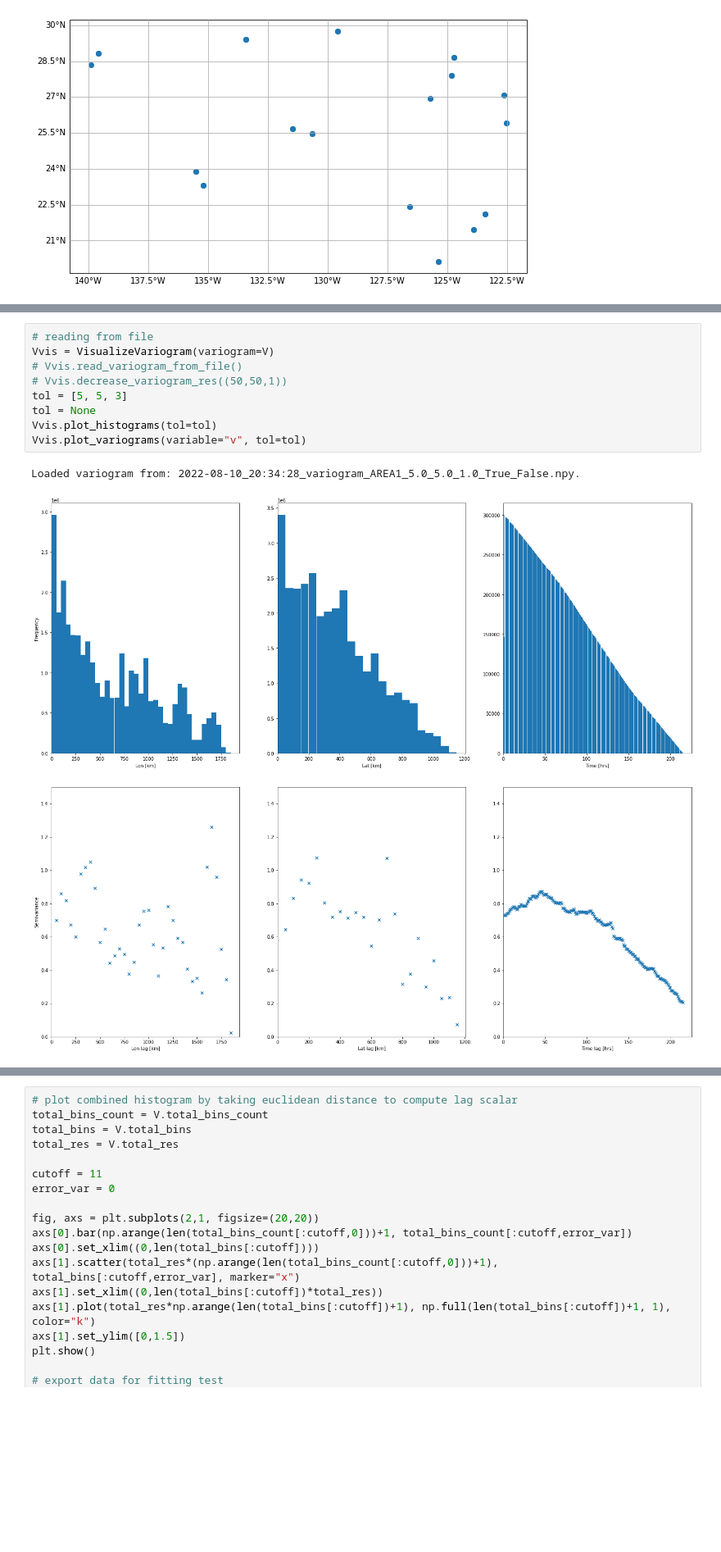
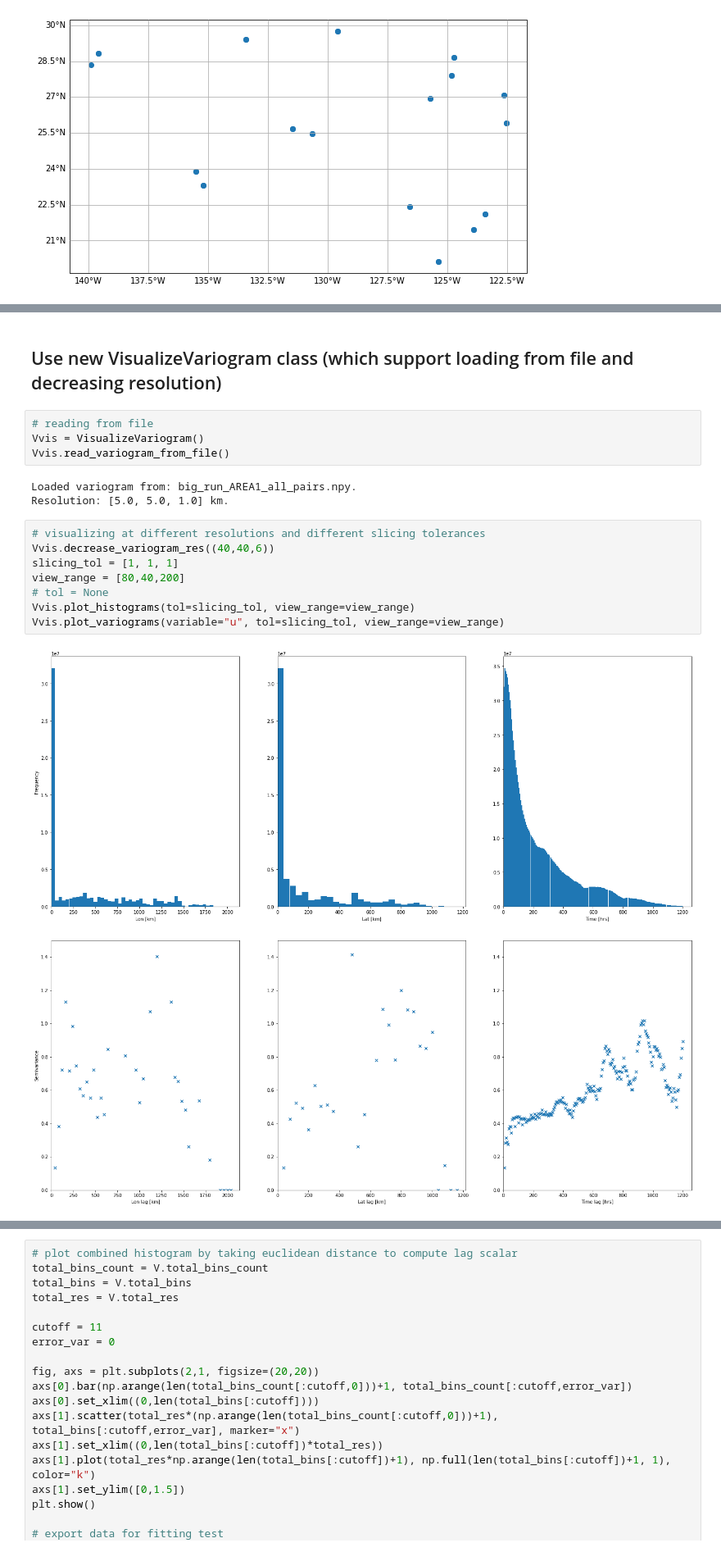
Before and after one commit to MariusWiggert/OceanPlatformControl, a Jupyter notebook: ocean_navigation_simulator/generative_error_model/test_variogram.ipynb, the cells around one changed output, grey strips where cells are left out. Shown: that part at 82% size. Cells and saved outputs as stored; diff of their text form; blank space fills up the shorter version.

```diff
--- a/ocean_navigation_simulator/generative_error_model/test_variogram.ipynb
+++ b/ocean_navigation_simulator/generative_error_model/test_variogram.ipynb
@@ -85,16 +85,23 @@ bins, bins_count = V.build_variogram_gen((50,50,1), num_workers=4, chunk_size=in
 [2022-08-10_21:14:05 | Iteration: 10] Estimated 34.31175% of pairs finished.
 [2022-08-10_21:14:05 | Iteration: 20] Estimated 65.46516% of pairs finished.
 [2022-08-10_21:14:07 | Iteration: 30] Estimated 96.61936% of pairs finished.
-# %%
-# reading from file
-Vvis = VisualizeVariogram(variogram=V)
-# Vvis.read_variogram_from_file()
-# Vvis.decrease_variogram_res((50,50,1))
-tol = [5, 5, 3]
-tol = None
-Vvis.plot_histograms(tol=tol)
-Vvis.plot_variograms(variable="v", tol=tol)
-# %% [output]
-Loaded variogram from: 2022-08-10_20:34:28_variogram_AREA1_5.0_5.0_1.0_True_False.npy.
-[figure, removed]
-[figure, removed]
+# %% [markdown]
+## Use new VisualizeVariogram class (which support loading from file and decreasing resolution)
+# %%
+# reading from file
+Vvis = VisualizeVariogram()
+Vvis.read_variogram_from_file()
+# %% [output]
+Loaded variogram from: big_run_AREA1_all_pairs.npy.
+Resolution: [5.0, 5.0, 1.0] km.
+# %%
+# visualizing at different resolutions and different slicing tolerances
+Vvis.decrease_variogram_res((40,40,6))
+slicing_tol = [1, 1, 1]
+view_range = [80,40,200]
+# tol = None
+Vvis.plot_histograms(tol=slicing_tol, view_range=view_range)
+Vvis.plot_variograms(variable="u", tol=slicing_tol, view_range=view_range)
+# %% [output]
+[figure, added]
+[figure, added]
```
Also changed, not shown: parts of 3 cells of this notebook, 4 other files.
